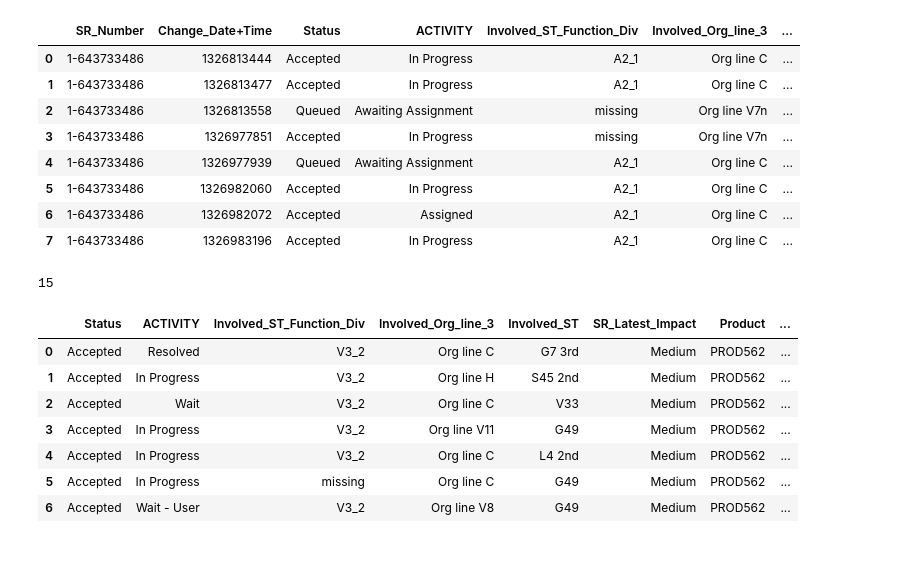
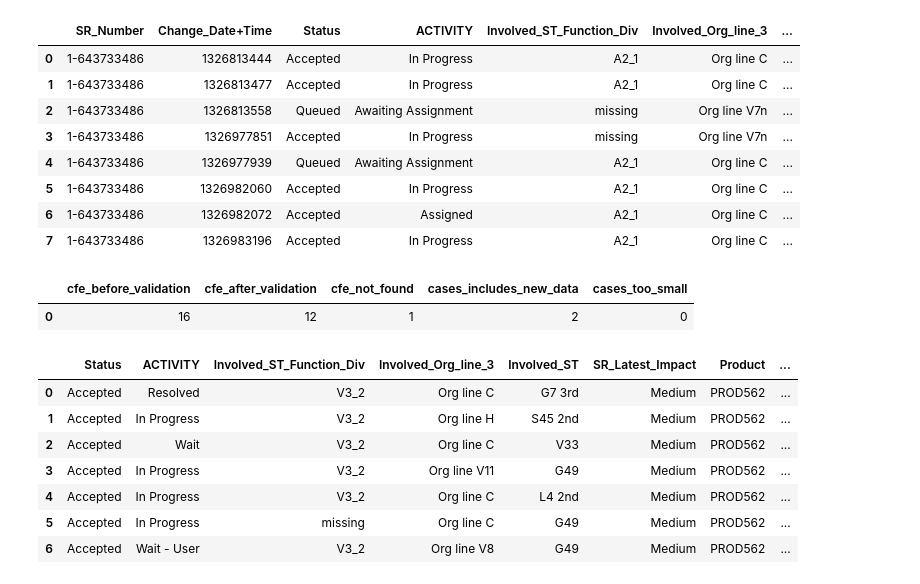
Before and after one commit to herozero777/explainable-prescriptive-analytics, a Jupyter notebook: src/02_DiCE_kpi-time.ipynb, the cells around one changed output. Drawn from its saved outputs; the diff is of its cells as text; code cells hidden in the pictures; blank space fills up the shorter version.

```diff
--- a/src/02_DiCE_kpi-time.ipynb
+++ b/src/02_DiCE_kpi-time.ipynb
@@ -242,8 +273,6 @@ Diverse Counterfactual set (new outcome: [0, 33558805])
 window_size = 3
 activity_n_resources_columns = ["ACTIVITY", "Involved_ST_Function_Div"]
 
-cf_examples_df = cfe.cf_examples_list[0].final_cfs_df.copy()
-
 # === Load the Transition Graph
-_, transition_graph = transition_system(df_train, case_id_name=case_id_name, activity_column_name=activity_column_name, window_size=window_size)
+_, transition_graph = transition_system(df, case_id_name=case_id_name, activity_column_name=activity_column_name, window_size=window_size)
 # %%
@@ -403,14 +418,15 @@ def generate_cfe(query_instances, total_time_upper_bound):
                                                         feature_weights = {"ACTIVITY": 1, "Involved_ST_Function_Div": 1, "Involved_Org_line_3": 1, "Involved_ST": 1},
                                                         proximity_weight=proximity_weight, sparsity_weight=sparsity_weight, diversity_weight=diversity_weight)
     else:
-        cfe = exp_genetic_iris.generate_counterfactuals(query_instances, total_CFs=7, desired_range=[0, total_time_upper_bound], features_to_vary=cols_to_vary,
+        cfe = exp_genetic_iris.generate_counterfactuals(query_instances, total_CFs=200, desired_range=[0, total_time_upper_bound], features_to_vary=cols_to_vary,
                                                         proximity_weight=proximity_weight, sparsity_weight=sparsity_weight, diversity_weight=diversity_weight)
     return cfe
 # %%
 %%capture
 i = 0
-cfes_list = []
-cases_cfe_not_found = []
+cfe_before_validation = []
+cfe_after_validation = []
+cfe_not_found = []
 cases_includes_new_data = []
 cases_too_small = []
 for df_test_trace in test_cases:
@@ -432,23 +448,29 @@ for df_test_trace in test_cases:
     diversity_weight = 5.0
     try:
         cfe = generate_cfe(query_instances, total_time_upper_bound)
-
+        cfe_before_validation.append( (get_case_id(df_test_trace), cfe) )
         cfe = validate_transition(cfe)
-
         if len(cfe) > 0:
-            cfes_list.append( (get_case_id(df_test_trace), cfe) )
+            cfe_after_validation.append( (get_case_id(df_test_trace), cfe) )
 
     except UserConfigValidationException:
-        cases_cfe_not_found.append(get_case_id(df_test_trace))
+        cfe_not_found.append(get_case_id(df_test_trace))
     except TimeoutError:  # When function takes too long
-        cases_cfe_not_found.append(get_case_id(df_test_trace))
+        cfe_not_found.append(get_case_id(df_test_trace))
     except ValueError:
         # print(f"Includes feature not found in training data: {get_case_id(df_test_trace)}")
         cases_includes_new_data.append(get_case_id(df_test_trace))
-# %%
-len(cfes_list)
-# %% [output]
-15
+# %%
+data = { "cfe_before_validation": [ len(cfe_before_validation) ],
+         "cfe_after_validation": [ len(cfe_after_validation) ],
+         "cfe_not_found": [ len(cfe_not_found) ],
+         "cases_includes_new_data": [ len(cases_includes_new_data)],
+         "cases_too_small": [ len(cases_too_small) ]}
+df_result = pd.DataFrame(data)
+df_result
+# %% [output]
+|  | cfe_before_validation | cfe_after_validation | cfe_not_found | cases_includes_new_data | cases_too_small |
+| 0 | 16 | 12 | 1 | 2 | 0 |
 # %%
 # for _, cfe in cfes_list:
 #     cfe.visualize_as_dataframe(show_only_changes=True)
```
Also changed, not shown: parts of 15 cells of this notebook, 2 other files.
